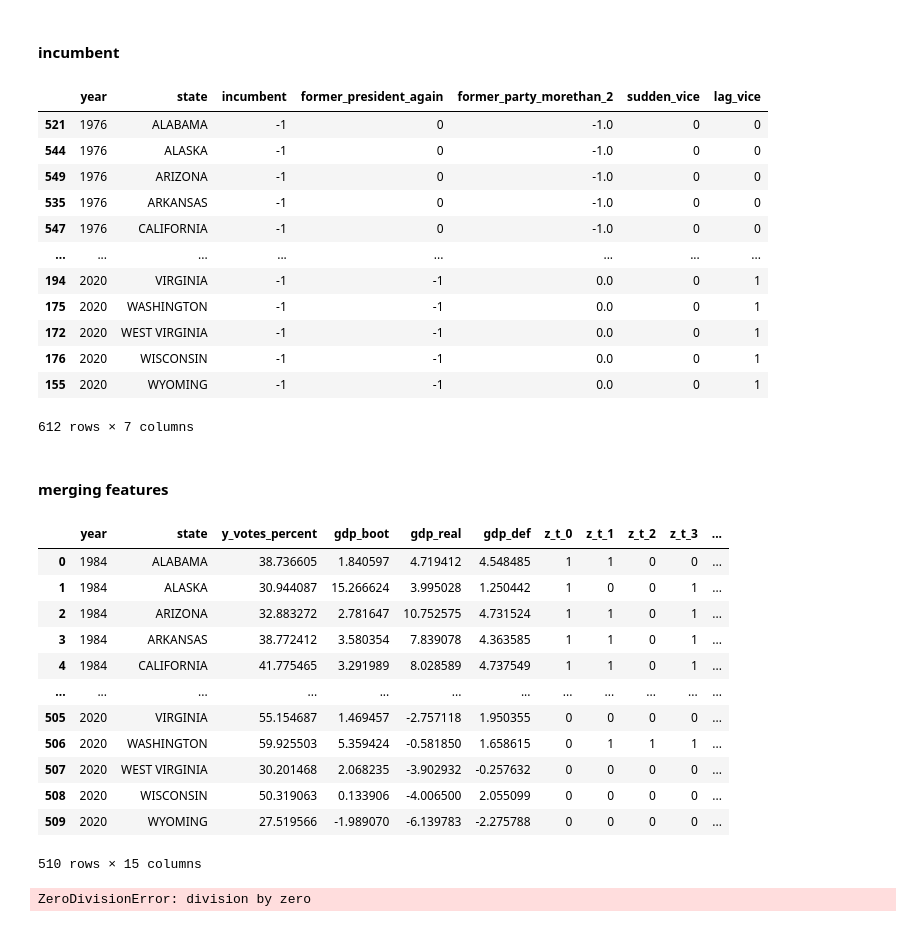
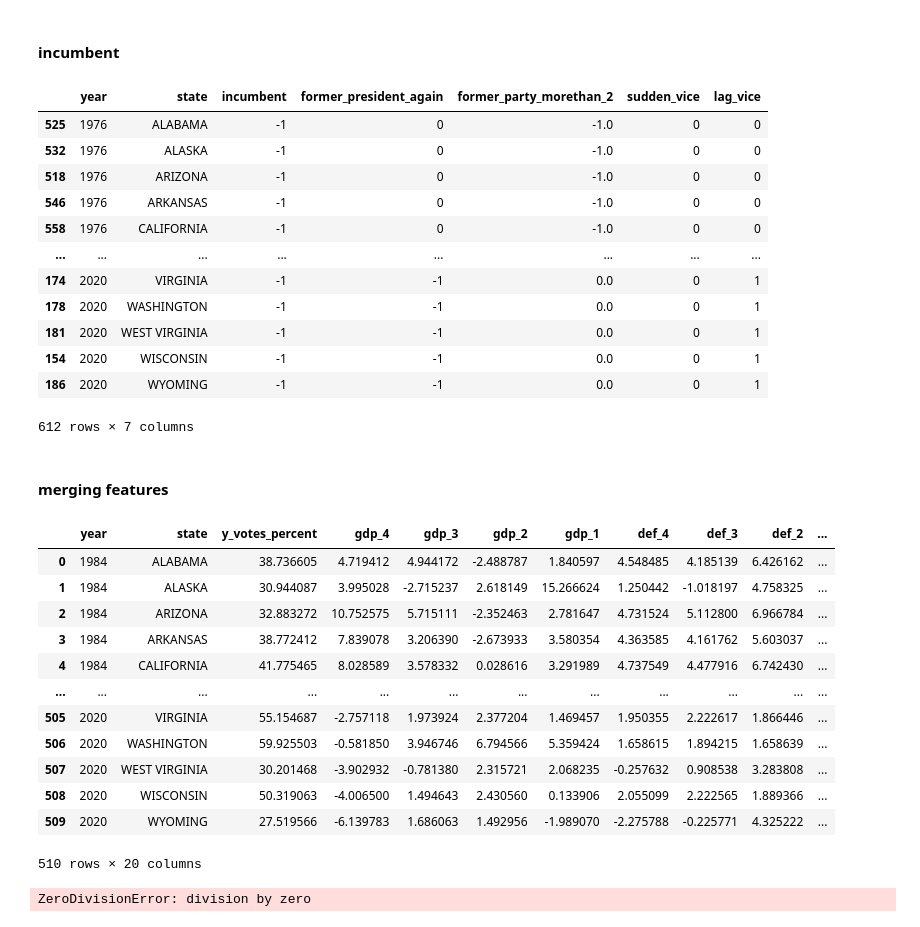
Before and after one commit to ranieri-unimi/bastianin-2022, a Jupyter notebook: datastroyer.ipynb, the cells around one changed output. Cells and saved outputs as stored; diff of their text form; code cells hidden in the pictures.

```diff
--- a/datastroyer.ipynb
+++ b/datastroyer.ipynb
@@ -119 +135,4 @@ gdp_def
 2193 rows × 3 columns
+# %%
+def_index = var42(gdp_def, 'def', 'def-index', 'gdp_def')
+def_index
@@ -158,7 +191,8 @@ gdp_real
 #### z growth index
 # %%
 z_yearly = gdp_real.copy()
-z_yearly = z_yearly.set_index(['year', 'state'])
 z_yearly.gdp_real = z_yearly.gdp_real.apply(lambda x : 1 if x > 2.67 else 0)
-z_yearly
+
+growth_index = var42(z_yearly, 'z', 'z-growth-index', 'gdp_real')
+growth_index
 # %% [output]
@@ -179,13 +211,0 @@ z_yearly
-# %%
-growth_index = []
-for y in years:
-    for s in states:
-        try:
-            growth_index.append([y,s,] + [z_yearly.loc[y-i,s].gdp_real  for i in range(4)])
-        except KeyError:
-            pass
-
-growth_index = pd.DataFrame(data=growth_index, columns=['year', 'state', 'z_t_0', 'z_t_1', 'z_t_2', 'z_t_3',])
-growth_index = growth_index.sort_values(by=['year', 'state'])
-growth_index.to_csv('datasets-clean/z-growth-index.csv', index=False)
-growth_index
@@ -209,0 +214,3 @@ gdp_boot.year += 3
+# %%
+gdp_index = var42(gdp_real, 'gdp', 'gdp-growth-index', 'gdp_real')
+gdp_index
@@ -219,44 +240,43 @@ incumbent.to_csv('datasets-clean/incumbent-longitudinal-replication.csv', index=
 incumbent
 # %% [output]
 |  | year | state | incumbent | former_president_again | former_party_morethan_2 | sudden_vice | lag_vice |
-| 521 | 1976 | ALABAMA | -1 | 0 | -1.0 | 0 | 0 |
-| 544 | 1976 | ALASKA | -1 | 0 | -1.0 | 0 | 0 |
-| 549 | 1976 | ARIZONA | -1 | 0 | -1.0 | 0 | 0 |
-| 535 | 1976 | ARKANSAS | -1 | 0 | -1.0 | 0 | 0 |
-| 547 | 1976 | CALIFORNIA | -1 | 0 | -1.0 | 0 | 0 |
+| 525 | 1976 | ALABAMA | -1 | 0 | -1.0 | 0 | 0 |
+| 532 | 1976 | ALASKA | -1 | 0 | -1.0 | 0 | 0 |
+| 518 | 1976 | ARIZONA | -1 | 0 | -1.0 | 0 | 0 |
+| 546 | 1976 | ARKANSAS | -1 | 0 | -1.0 | 0 | 0 |
+| 558 | 1976 | CALIFORNIA | -1 | 0 | -1.0 | 0 | 0 |
 | ... | ... | ... | ... | ... | ... | ... | ... |
-| 194 | 2020 | VIRGINIA | -1 | -1 | 0.0 | 0 | 1 |
-| 175 | 2020 | WASHINGTON | -1 | -1 | 0.0 | 0 | 1 |
-| 172 | 2020 | WEST VIRGINIA | -1 | -1 | 0.0 | 0 | 1 |
-| 176 | 2020 | WISCONSIN | -1 | -1 | 0.0 | 0 | 1 |
-| 155 | 2020 | WYOMING | -1 | -1 | 0.0 | 0 | 1 |
+| 174 | 2020 | VIRGINIA | -1 | -1 | 0.0 | 0 | 1 |
+| 178 | 2020 | WASHINGTON | -1 | -1 | 0.0 | 0 | 1 |
+| 181 | 2020 | WEST VIRGINIA | -1 | -1 | 0.0 | 0 | 1 |
+| 154 | 2020 | WISCONSIN | -1 | -1 | 0.0 | 0 | 1 |
+| 186 | 2020 | WYOMING | -1 | -1 | 0.0 | 0 | 1 |
 612 rows × 7 columns
 # %% [markdown]
 #### merging features
 # %%
-df = pd.merge(pop_vote, gdp_boot, how='inner', left_on=['year','state'], right_on=['year','state'])
-df = pd.merge(df, gdp_real, how='inner', left_on=['year','state'], right_on=['year','state'])
-df = pd.merge(df, gdp_def, how='inner', left_on=['year','state'], right_on=['year','state'])
+df = pd.merge(pop_vote, gdp_index, how='inner', left_on=['year','state'], right_on=['year','state'])
+df = pd.merge(df, def_index, how='inner', left_on=['year','state'], right_on=['year','state'])
 df = pd.merge(df, growth_index, how='inner', left_on=['year','state'], right_on=['year','state'])
 df = pd.merge(df, incumbent, how='inner', left_on=['year','state'], right_on=['year','state'])
 
 df = df.sort_values(by=['year', 'state'])
 df.to_csv('datasets-clean/xxx-final-dataset.csv', index=False)
 df
 # %% [output]
-|  | year | state | y_votes_percent | gdp_boot | gdp_real | gdp_def | z_t_0 | z_t_1 | z_t_2 | z_t_3 | ... |
-| 0 | 1984 | ALABAMA | 38.736605 | 1.840597 | 4.719412 | 4.548485 | 1 | 1 | 0 | 0 | ... |
-| 1 | 1984 | ALASKA | 30.944087 | 15.266624 | 3.995028 | 1.250442 | 1 | 0 | 0 | 1 | ... |
-| 2 | 1984 | ARIZONA | 32.883272 | 2.781647 | 10.752575 | 4.731524 | 1 | 1 | 0 | 1 | ... |
-| 3 | 1984 | ARKANSAS | 38.772412 | 3.580354 | 7.839078 | 4.363585 | 1 | 1 | 0 | 1 | ... |
-| 4 | 1984 | CALIFORNIA | 41.775465 | 3.291989 | 8.028589 | 4.737549 | 1 | 1 | 0 | 1 | ... |
+|  | year | state | y_votes_percent | gdp_4 | gdp_3 | gdp_2 | gdp_1 | def_4 | def_3 | def_2 | ... |
+| 0 | 1984 | ALABAMA | 38.736605 | 4.719412 | 4.944172 | -2.488787 | 1.840597 | 4.548485 | 4.185139 | 6.426162 | ... |
+| 1 | 1984 | ALASKA | 30.944087 | 3.995028 | -2.715237 | 2.618149 | 15.266624 | 1.250442 | -1.018197 | 4.758325 | ... |
+| 2 | 1984 | ARIZONA | 32.883272 | 10.752575 | 5.715111 | -2.352463 | 2.781647 | 4.731524 | 5.112800 | 6.966784 | ... |
+| 3 | 1984 | ARKANSAS | 38.772412 | 7.839078 | 3.206390 | -2.673933 | 3.580354 | 4.363585 | 4.161762 | 5.603037 | ... |
+| 4 | 1984 | CALIFORNIA | 41.775465 | 8.028589 | 3.578332 | 0.028616 | 3.291989 | 4.737549 | 4.477916 | 6.742430 | ... |
 | ... | ... | ... | ... | ... | ... | ... | ... | ... | ... | ... | ... |
-| 505 | 2020 | VIRGINIA | 55.154687 | 1.469457 | -2.757118 | 1.950355 | 0 | 0 | 0 | 0 | ... |
-| 506 | 2020 | WASHINGTON | 59.925503 | 5.359424 | -0.581850 | 1.658615 | 0 | 1 | 1 | 1 | ... |
-| 507 | 2020 | WEST VIRGINIA | 30.201468 | 2.068235 | -3.902932 | -0.257632 | 0 | 0 | 0 | 0 | ... |
-| 508 | 2020 | WISCONSIN | 50.319063 | 0.133906 | -4.006500 | 2.055099 | 0 | 0 | 0 | 0 | ... |
-| 509 | 2020 | WYOMING | 27.519566 | -1.989070 | -6.139783 | -2.275788 | 0 | 0 | 0 | 0 | ... |
+| 505 | 2020 | VIRGINIA | 55.154687 | -2.757118 | 1.973924 | 2.377204 | 1.469457 | 1.950355 | 2.222617 | 1.866446 | ... |
+| 506 | 2020 | WASHINGTON | 59.925503 | -0.581850 | 3.946746 | 6.794566 | 5.359424 | 1.658615 | 1.894215 | 1.658639 | ... |
+| 507 | 2020 | WEST VIRGINIA | 30.201468 | -3.902932 | -0.781380 | 2.315721 | 2.068235 | -0.257632 | 0.908538 | 3.283808 | ... |
+| 508 | 2020 | WISCONSIN | 50.319063 | -4.006500 | 1.494643 | 2.430560 | 0.133906 | 2.055099 | 2.222565 | 1.889366 | ... |
+| 509 | 2020 | WYOMING | 27.519566 | -6.139783 | 1.686063 | 1.492956 | -1.989070 | -2.275788 | -0.225771 | 4.325222 | ... |
-510 rows × 15 columns
+510 rows × 20 columns
 # %%
 0/0
 # chernobyl zone
```
Also changed, not shown: parts of 10 cells of this notebook, 5 other files.
